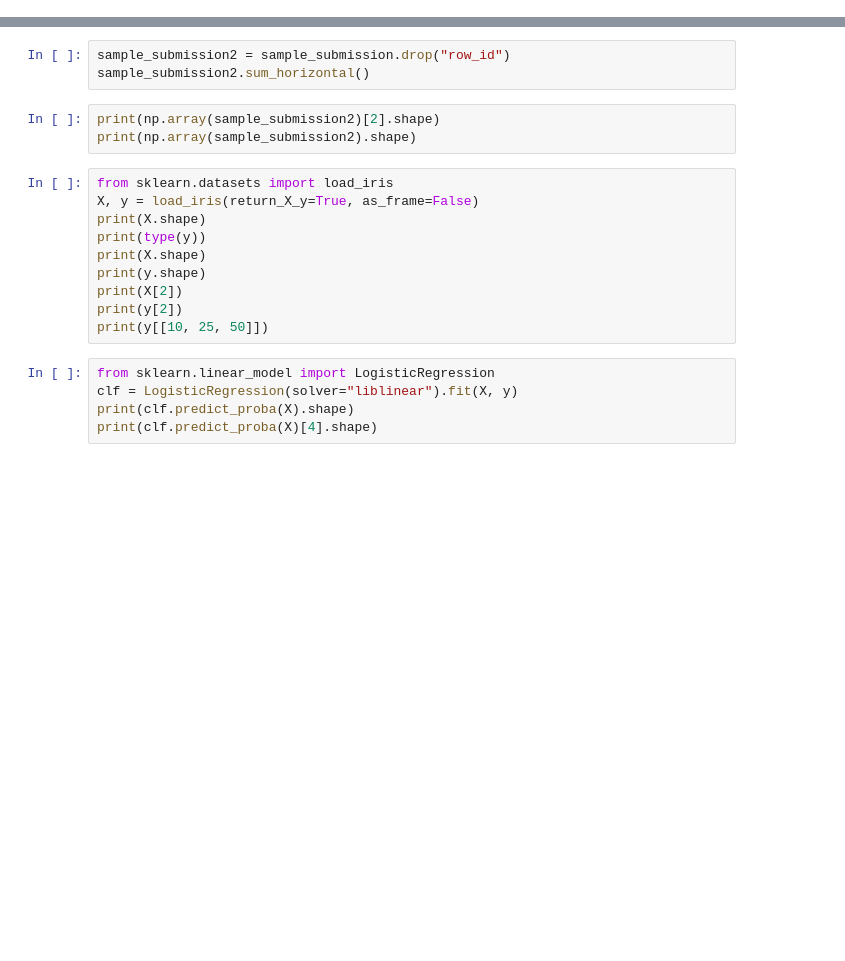
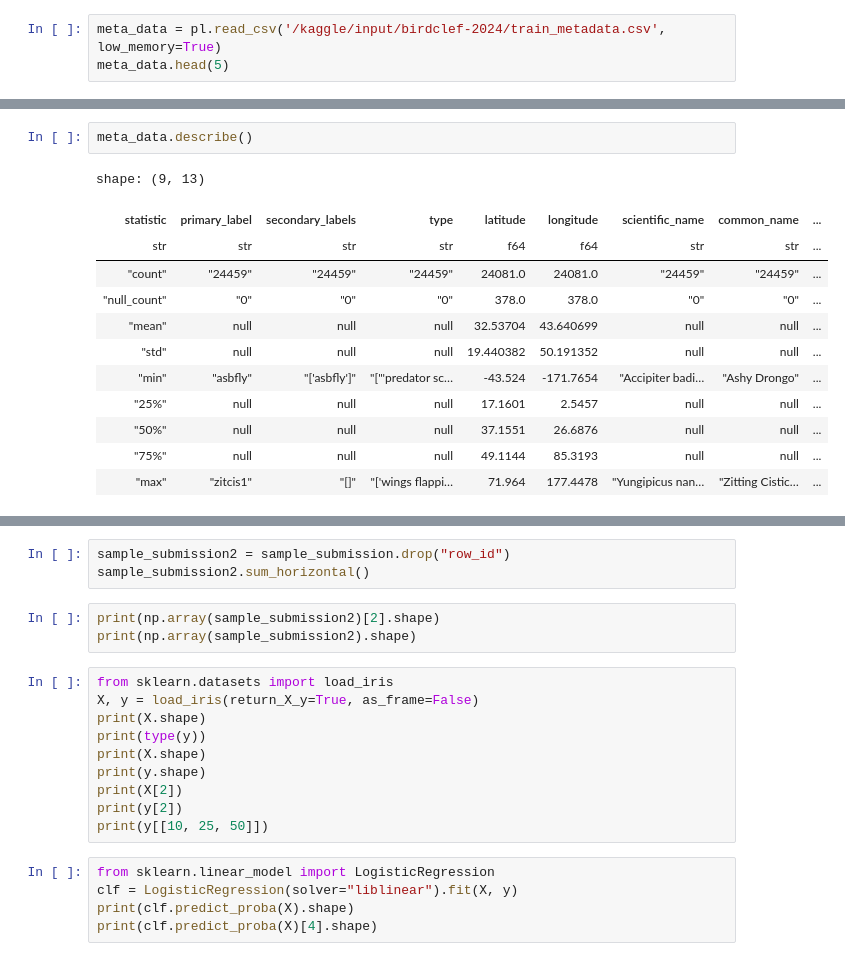
Before and after one commit to sumaniitm/BirdCLEF-2024-kaggle, a Jupyter notebook: primary-problem-study.ipynb, the cells around one changed output, grey strips where cells are left out. Cells and saved outputs as stored; diff of their text form; blank space fills up the shorter version.

```diff
--- a/primary-problem-study.ipynb
+++ b/primary-problem-study.ipynb
@@ -49,0 +50,3 @@ litegr
+# %%
+meta_data = pl.read_csv('/kaggle/input/birdclef-2024/train_metadata.csv', low_memory=True)
+meta_data.head(5)
@@ -49,0 +62,15 @@ litegr
+# %%
+meta_data.describe()
+# %% [output]
+shape: (9, 13)
+| statistic | primary_label | secondary_labels | type | latitude | longitude | scientific_name | common_name | ... |
+| str | str | str | str | f64 | f64 | str | str | ... |
+| "count" | "24459" | "24459" | "24459" | 24081.0 | 24081.0 | "24459" | "24459" | ... |
+| "null_count" | "0" | "0" | "0" | 378.0 | 378.0 | "0" | "0" | ... |
+| "mean" | null | null | null | 32.53704 | 43.640699 | null | null | ... |
+| "std" | null | null | null | 19.440382 | 50.191352 | null | null | ... |
+| "min" | "asbfly" | "['asbfly']" | "["'predator sc… | -43.524 | -171.7654 | "Accipiter badi… | "Ashy Drongo" | ... |
+| "25%" | null | null | null | 17.1601 | 2.5457 | null | null | ... |
+| "50%" | null | null | null | 37.1551 | 26.6876 | null | null | ... |
+| "75%" | null | null | null | 49.1144 | 85.3193 | null | null | ... |
+| "max" | "zitcis1" | "[]" | "['wings flappi… | 71.964 | 177.4478 | "Yungipicus nan… | "Zitting Cistic… | ... |
```
Also changed, not shown: parts of 23 cells of this notebook.
